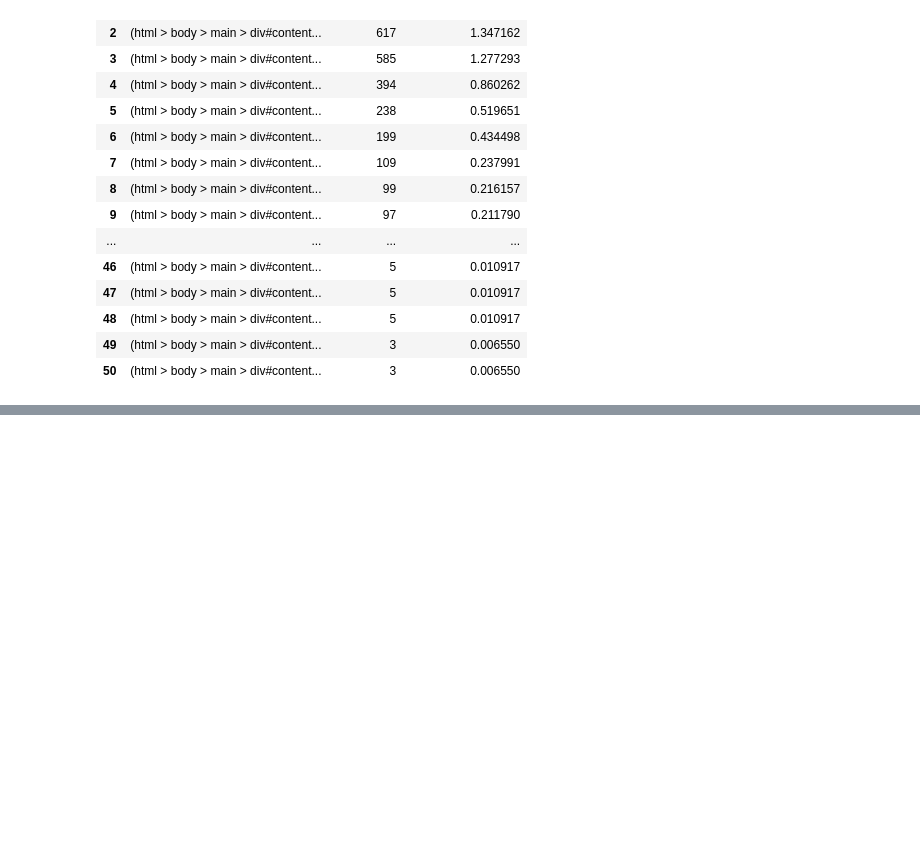
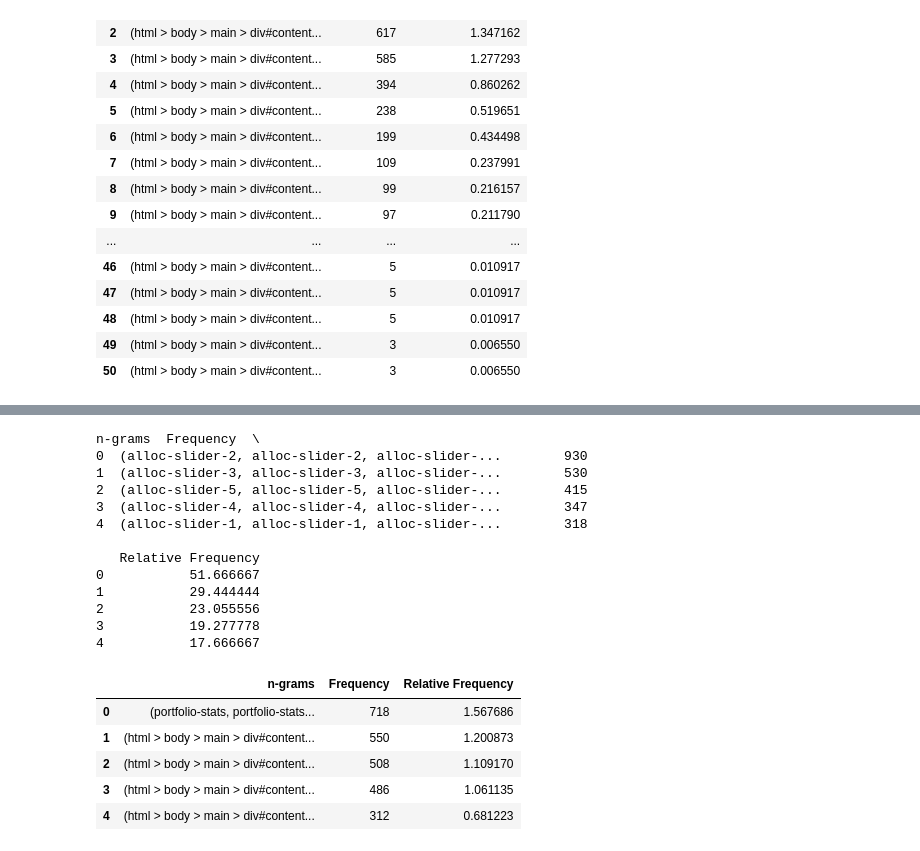
Before and after one commit to DJSaunders1997/Masters-Project, a Jupyter notebook: Work-Overview.ipynb, the cells around one changed output, grey strips where cells are left out. Cells and saved outputs as stored; diff of their text form; code cells hidden in the pictures; blank space fills up the shorter version.

```diff
--- a/Work-Overview.ipynb
+++ b/Work-Overview.ipynb
@@ -612,3 +632,26 @@ df_turk_bigrams
 # %%
 df_lab_ngrams = calculate_ngrams(df_lab, 5)
 df_turk_ngrams = calculate_ngrams(df_turk, 5)
+# %%
+print(df_lab_ngrams.head())
+df_turk_ngrams.head()
+# %% [output]
+n-grams  Frequency  \
+0  (alloc-slider-2, alloc-slider-2, alloc-slider-...        930
+1  (alloc-slider-3, alloc-slider-3, alloc-slider-...        530
+2  (alloc-slider-5, alloc-slider-5, alloc-slider-...        415
+3  (alloc-slider-4, alloc-slider-4, alloc-slider-...        347
+4  (alloc-slider-1, alloc-slider-1, alloc-slider-...        318
+
+   Relative Frequency
+0           51.666667
+1           29.444444
+2           23.055556
+3           19.277778
+4           17.666667
+|  | n-grams | Frequency | Relative Frequency |
+| 0 | (portfolio-stats, portfolio-stats... | 718 | 1.567686 |
+| 1 | (html > body > main > div#content... | 550 | 1.200873 |
+| 2 | (html > body > main > div#content... | 508 | 1.109170 |
+| 3 | (html > body > main > div#content... | 486 | 1.061135 |
+| 4 | (html > body > main > div#content... | 312 | 0.681223 |
```
Also changed, not shown: parts of 5 cells of this notebook.
